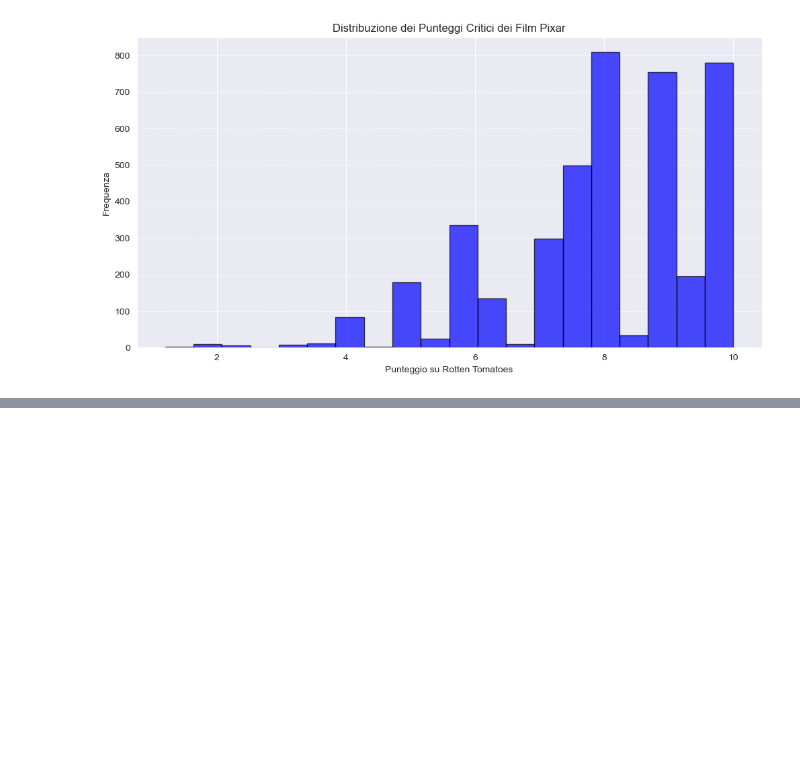
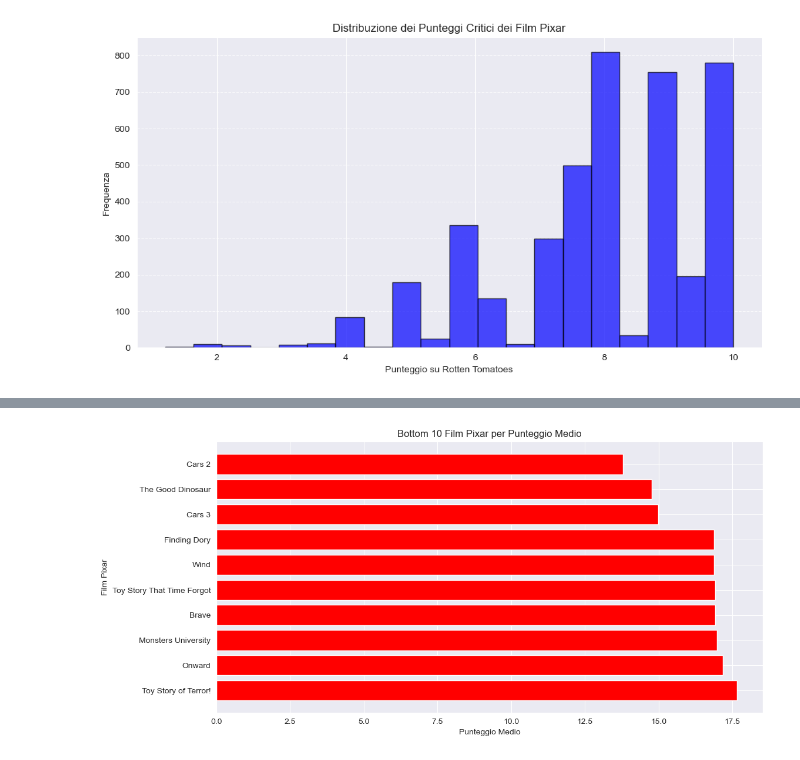
Before and after one commit to DavideGiordano77/MainDirectory, a Jupyter notebook: Solutions/cartoon.ipynb, the cells around one changed output, grey strips where cells are left out. Saved outputs shown, nothing was run; the diff lists cells and outputs as text; code cells hidden in the pictures; blank space fills up the shorter version.

```diff
--- a/Solutions/cartoon.ipynb
+++ b/Solutions/cartoon.ipynb
@@ -149,0 +195,17 @@ plt.show()
+# %%
+# Calcolare la media tra il voto del film e il punteggio medio di Rotten Tomatoes
+pixar_movies['combined_score'] = pixar_movies[['rating', 'rt_avg_score']].mean(axis=1, skipna=True)
+
+# Ordinare per punteggio e mostrare i peggiori
+worst_pixar_movies = pixar_movies[['name', 'combined_score', 'minute']].sort_values(by='combined_score', ascending=True).head(10)
+
+# Creare il grafico dei peggiori film Pixar
+plt.figure(figsize=(12, 6))
+plt.barh(worst_pixar_movies['name'], worst_pixar_movies['combined_score'], color='red')
+plt.xlabel("Punteggio Medio")
+plt.ylabel("Film Pixar")
+plt.title("Bottom 10 Film Pixar per Punteggio Medio")
+plt.gca().invert_yaxis()
+plt.show()
+# %% [output]
+[figure, added]
```
Also changed, not shown: parts of 12 cells of this notebook.
